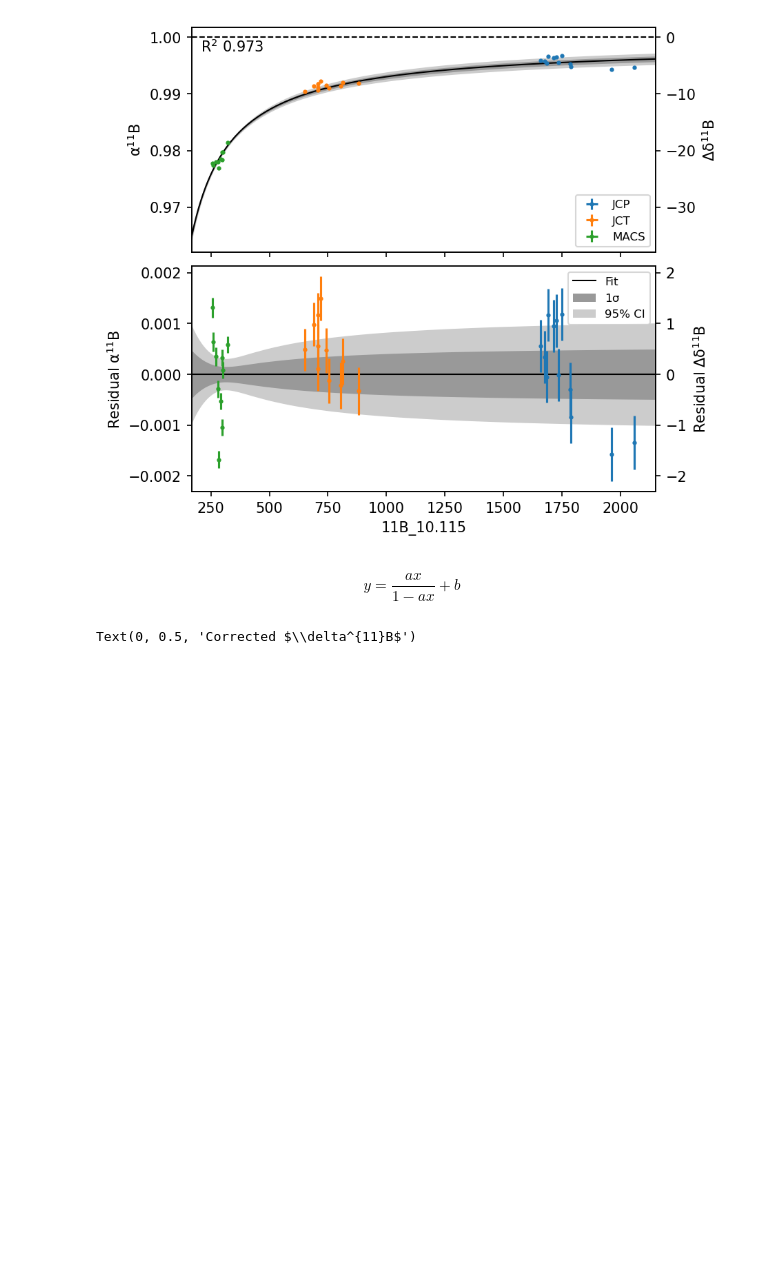
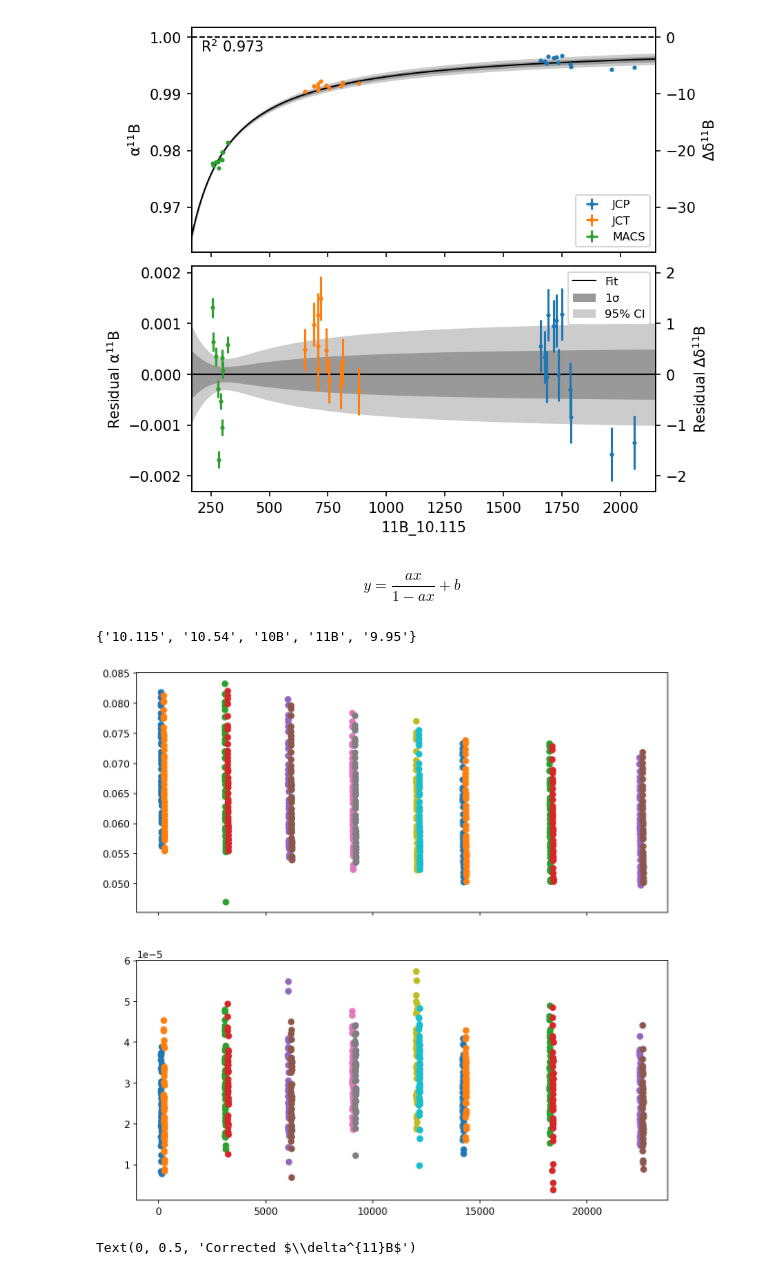
Before and after one commit to oscarbranson/latools, a Jupyter notebook: dev_boron.ipynb, the cells around one changed output. Drawn from its saved outputs; the diff is of its cells as text; code cells hidden in the pictures; blank space fills up the shorter version.

```diff
--- a/dev_boron.ipynb
+++ b/dev_boron.ipynb
@@ -131,6 +133,21 @@ subset with your provided name.
 $$
 y = \frac{a x}{1 - a x} + b
 $$
+# %%
+dat.analytes
+# %% [output]
+{'10.115', '10.54', '10B', '11B', '9.95'}
+# %%
+fig, axs = plt.subplots(2,1, figsize=(10,10), sharex=True)
+
+for s in dat.subsets.NIST:
+    x = dat.data[s].uTime
+    for p, ax in zip(['11B', '10.115'], axs):
+        y = dat.data[s].data['bkgsub'][p]
+
+        ax.scatter(x, unp.nominal_values(y))
+# %% [output]
+[figure, added]
 # %%
 from latools.processes.b_isotopes import R_to_delta
 # %%
```
Also changed, not shown: parts of 15 cells of this notebook.
